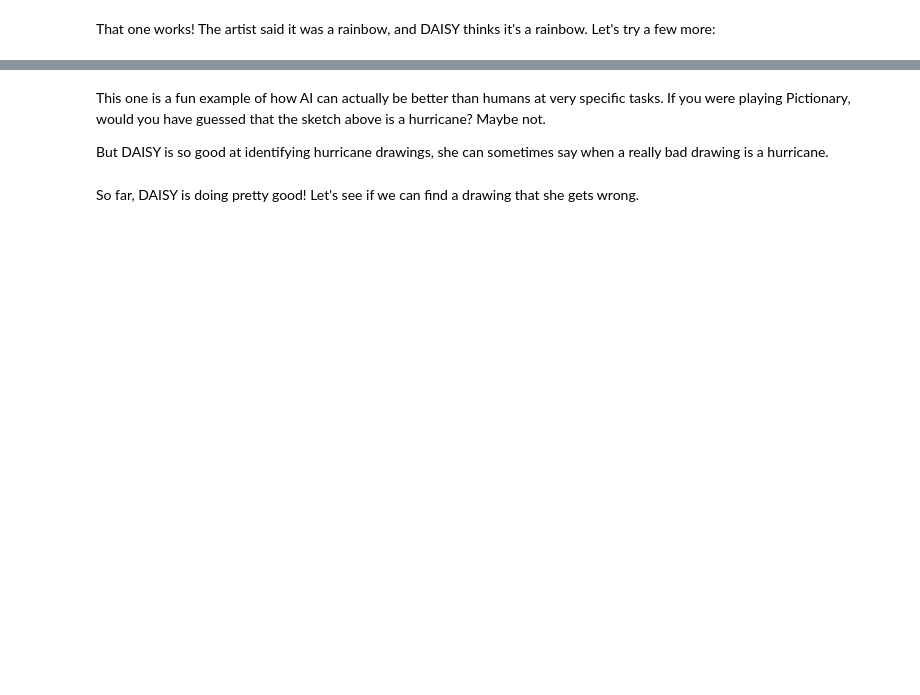
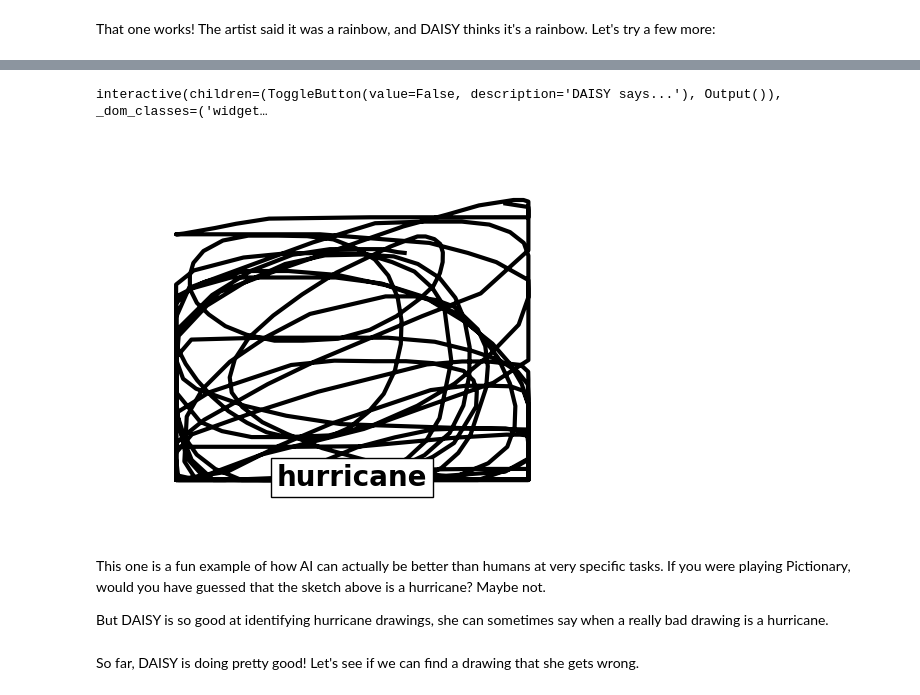
Before and after one commit to kirana-bergstrom/artist-vs-machine, a Jupyter notebook: presentation.ipynb, the cells around one changed output, grey strips where cells are left out. Cells and saved outputs as stored; diff of their text form; code cells hidden in the pictures; blank space fills up the shorter version.

```diff
--- a/presentation.ipynb
+++ b/presentation.ipynb
@@ -227,5 +229,8 @@ draw_and_label_widget(27, test_dataset, y_predict)
 # %%
-draw_and_label_widget(32, test_dataset, y_predict)
+draw.draw_and_label_widget(32, test_dataset, predict_labels)
+# %% [output]
+interactive(children=(ToggleButton(value=False, description='DAISY says...'), Output()), _dom_classes=('widget…
+[figure, added]
 # %% [markdown]
 This one is a fun example of how AI can actually be better than humans at very specific tasks. If you were playing Pictionary, would you have guessed that the sketch above is a hurricane? Maybe not.
 
```
Also changed, not shown: parts of 30 cells of this notebook, 3 other files.
